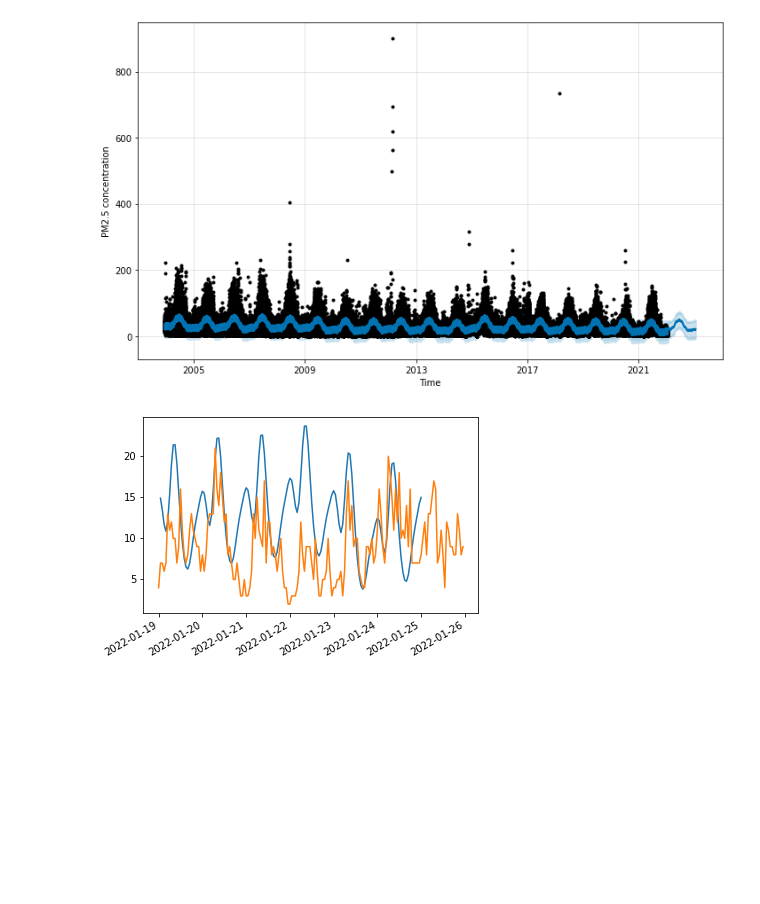
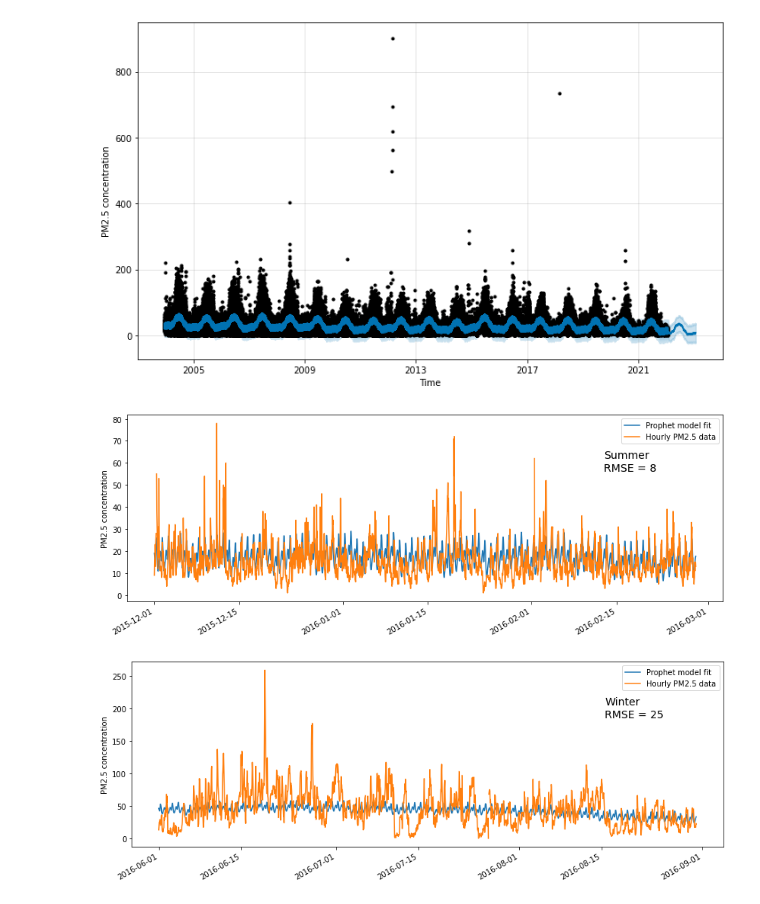
Before and after one commit to chathull/smogcasting, a Jupyter notebook: smogcasting.ipynb, the cells around one changed output. Cells and saved outputs as stored; diff of their text form; code cells hidden in the pictures; blank space fills up the shorter version.

```diff
--- a/smogcasting.ipynb
+++ b/smogcasting.ipynb
@@ -31,3 +44,7 @@ def isfloat(x) :
         return True
     except:
         return False
+# %%
+# Define rms error (RMSE)
+def rmse(values1, values2) :
+    return np.sqrt( np.nanmean( (np.array(values1)-np.array(values2))**2 ) )
@@ -300,18 +354,30 @@ fig1 = m.plot(forecast, xlabel='Time', ylabel='PM2.5 concentration')
 # %% [output]
 [figure]
 # %%
-t_min = '2022-1-19'
-t_max = '2022-1-25'
-# From model
-dates_model = forecast['ds'][(forecast['ds'] > t_min) & (forecast['ds'] <= t_max)]
-values_model = forecast['yhat'][(forecast['ds'] > t_min) & (forecast['ds'] <= t_max)]
-# Actual data
-values = df_tot['pm2.5'][t_min:t_max]
+for i,dates in enumerate( [['2015-12-1','2016-2-28'],['2016-6-1','2016-8-31']] ) :
+    t_min = dates[0]
+    t_max = dates[1]
+    # From model
+    dates_model = forecast['ds'][(forecast['ds'] > t_min) & (forecast['ds'] <= t_max)]
+    values_model = forecast['yhat'][(forecast['ds'] > t_min) & (forecast['ds'] <= t_max)]
+    # Actual data
+    values = df_tot['pm2.5'][(df_tot.index > t_min) & (df_tot.index <= t_max)]
 
+    # Plot comparison
+    fig, ax = plt.subplots(figsize=(14, 5))
+    ax.set_ylabel('PM2.5 concentration')
+    ax.plot(dates_model,values_model, '-', label='Prophet model fit')
+    ax.plot(values, '-', label='Hourly PM2.5 data')
+    fig.autofmt_xdate()
+    ax.legend()
 
-fig, ax = plt.subplots()
-ax.plot(dates_model,values_model, '-')
-ax.plot(values, '-')
-fig.autofmt_xdate()
+    # Calculate RMSE of values vs. model
+    error = rmse(values, values_model)
+
+    if i==0 :
+        plt.annotate('Summer\nRMSE = {0}'.format(round(error)), xy=(0.8, 0.7), xycoords='axes fraction', fontsize=14)
+    elif i==1 :
+        plt.annotate('Winter\nRMSE = {0}'.format(round(error)), xy=(0.8, 0.7), xycoords='axes fraction', fontsize=14)
 # %% [output]
-[figure, old version]
+[figure, new version]
+[figure, added]
```
Also changed, not shown: parts of 15 cells of this notebook.
